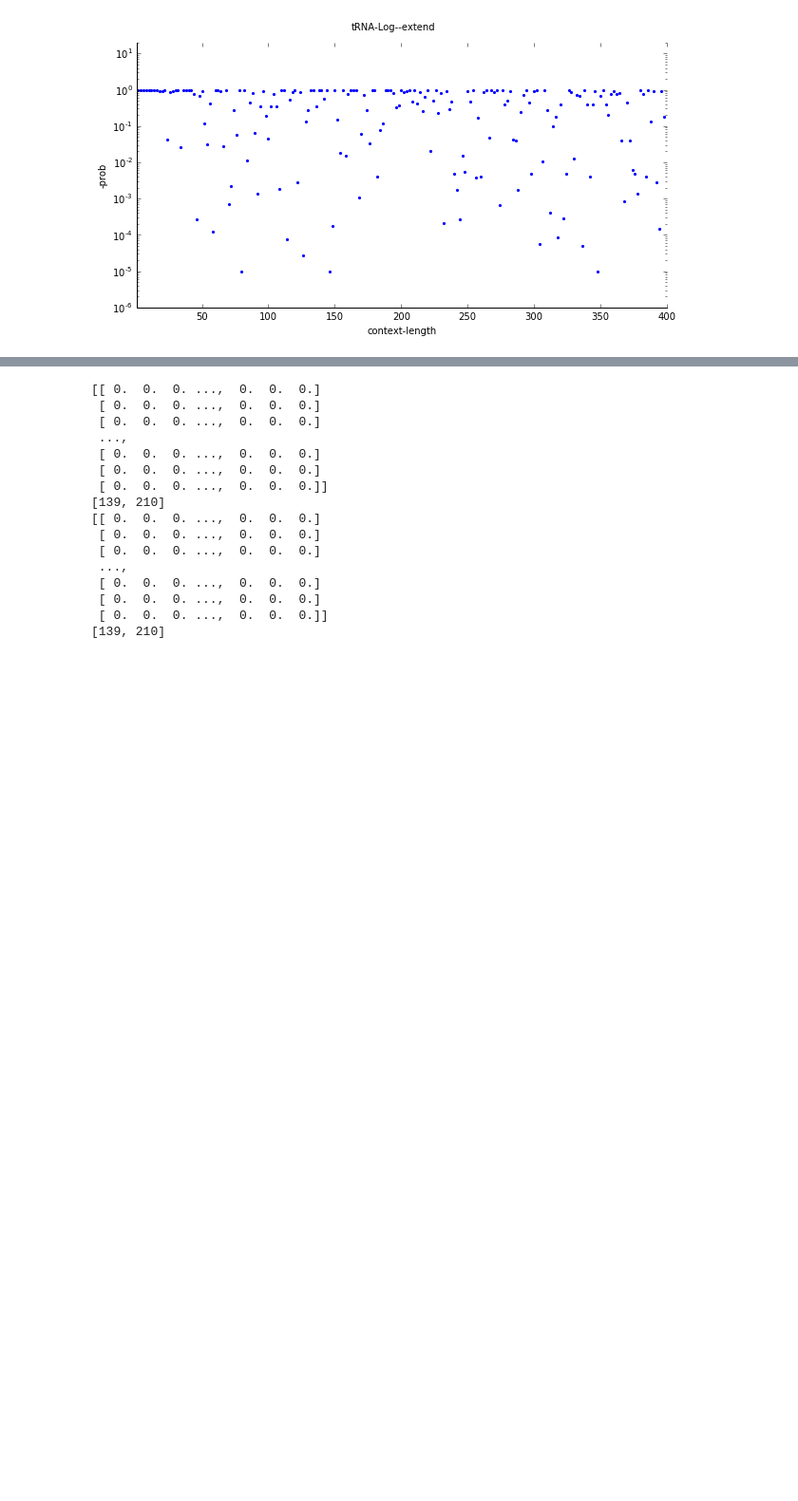
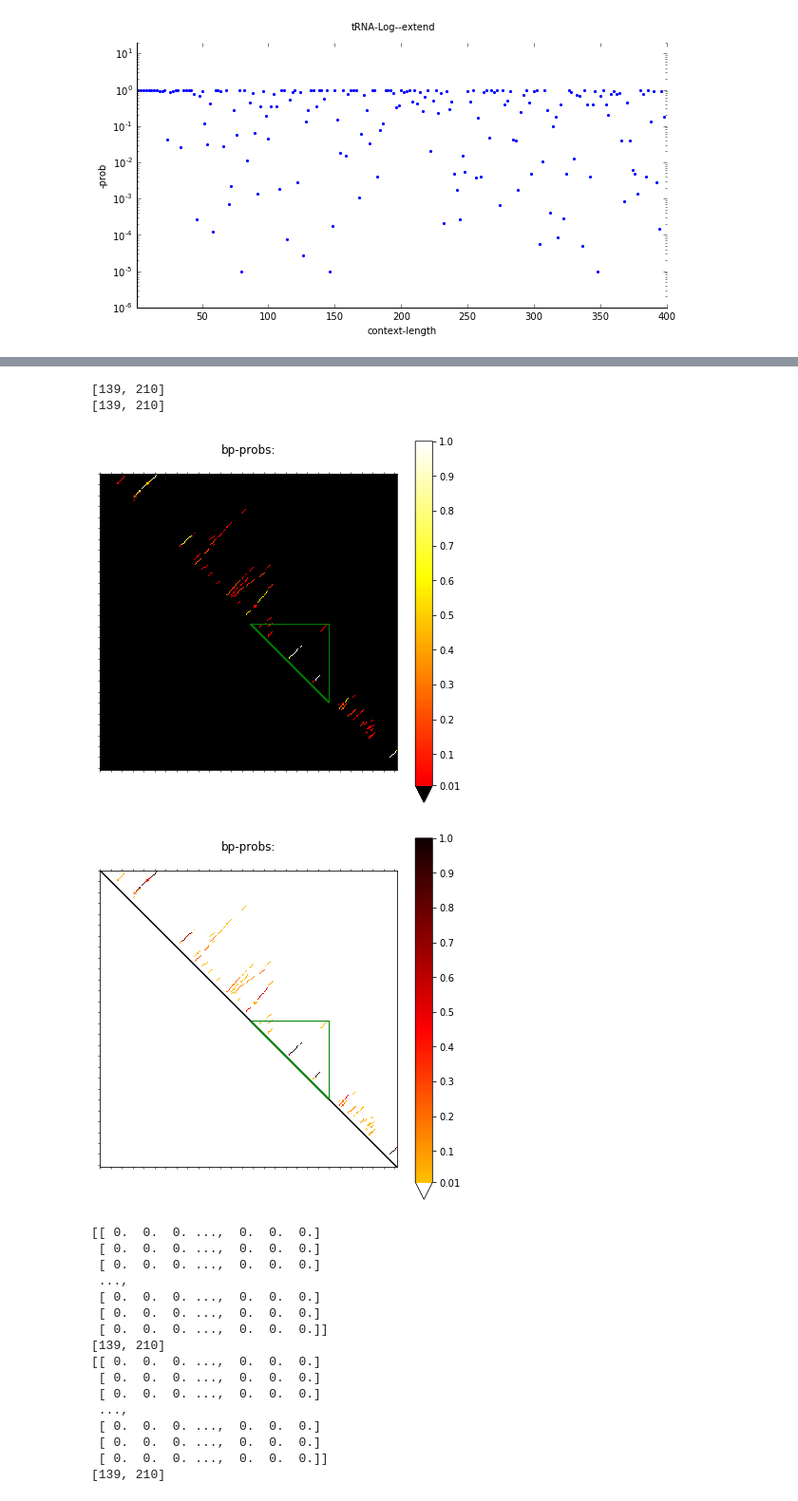
Before and after one commit to mmiladi/mmfold, a Jupyter notebook: local_dotplot/LocalDotplot.ipynb, the cells around one changed output, grey strips where cells are left out. Shown at 95% size. Cells and saved outputs as stored; diff of their text form; code cells hidden in the pictures; blank space fills up the shorter version.

```diff
--- a/local_dotplot/LocalDotplot.ipynb
+++ b/local_dotplot/LocalDotplot.ipynb
@@ -360,3 +391,11 @@ NameError: name 'my_heatmaps' is not defined
+# %%
+plot_dp_ps('../sample_trna2_nonsymmetric_mm_dp.filt.ps', gene_loc=[139, 210])
+plot_dp_ps('../sample_trna2_nonsymmetric_mm_dp.filt.ps', gene_loc=[139, 210], inverse=True)
+# %% [output]
+[139, 210]
+[139, 210]
+[figure, added]
+[figure, added]
 # %%
 plot_dp_ps('../sample_trna2_nonsymmetric_mm_dp.filt.ps', gene_loc=[139, 210])
 plot_dp_ps('../sample_trna2_nonsymmetric_mm_dp.filt.ps', gene_loc=[139, 210], inverse=True)
```
Also changed, not shown: parts of 12 cells of this notebook, 1 other file.
